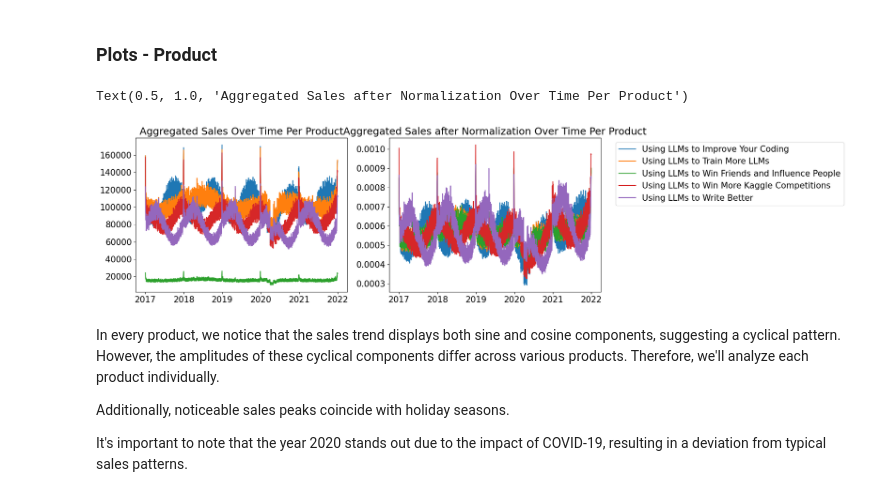
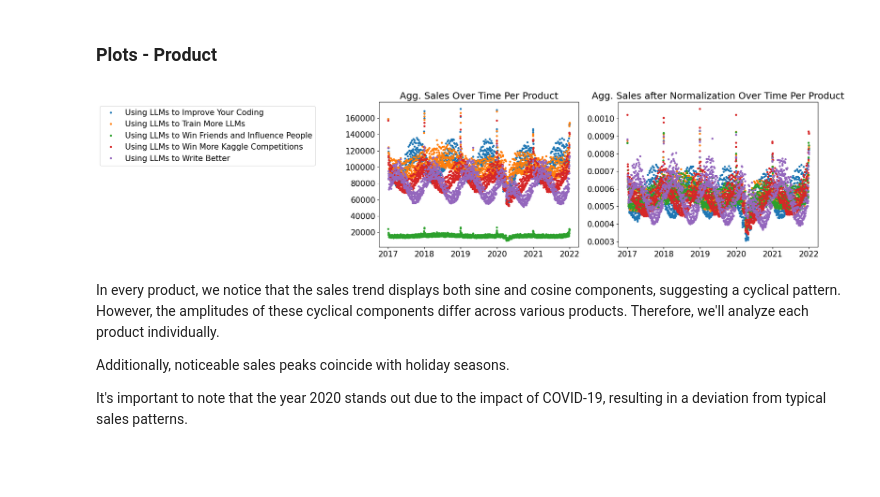
Before and after one commit to philippmoehl/sales_forecasting, a Jupyter notebook: notebooks/explore.ipynb, the cells around one changed output. Cells and saved outputs as stored; diff of their text form; code cells hidden in the pictures; blank space fills up the shorter version.

```diff
--- a/notebooks/explore.ipynb
+++ b/notebooks/explore.ipynb
@@ -57,14 +61,8 @@ Unique entires in product:
 # %%
 # Creating variables for analysis
 analysis = train.drop(columns='id')
-# date column is separated for each element
-analysis['date'] = pd.to_datetime(analysis['date'])
-analysis['day'] = analysis['date'].dt.day
-analysis['week'] = analysis['date'].dt.dayofweek
-analysis['month'] = analysis['date'].dt.month
-analysis['year'] = analysis['date'].dt.year
-analysis['day_of_year'] = analysis['date'].dt.dayofyear
-analysis['time_no'] = (
-    analysis['date'] - dt.datetime(2017, 1, 1)) // dt.timedelta(days=1)
-analysis.loc[analysis['date'] > dt.datetime(2020, 2, 29), 'time_no'] -= 1
-date_columns = ['date', 'day', 'week', 'month', 'year', 'time_no']
+print(f"before: {analysis.columns}\n")
+
+# create more features based on the date column
+analysis, date_columns = expand_time(analysis)
+print(f"after: {analysis.columns}")
@@ -204,28 +162,30 @@ It's evident that normalizing by GDP aligns the sales distribution for each coun
 # %%
 # ----product----
 
 fig, axs = plt.subplots(1, 2, figsize=(15, 5))
 
-grouped_data = analysis.groupby(['date', 'country','product'])['num_sold'].sum().reset_index()
-grouped_data['rel_gdp'] = grouped_data .apply(lambda s: rel_gdp_df.loc[s.country, s.date.year], axis=1)
-grouped_data['num_sold'] = grouped_data['num_sold']/grouped_data['rel_gdp']
-grouped_data = grouped_data.groupby(['date','product'])['num_sold'].sum().reset_index()
-for product in unique_values['product']:
-    product_data = grouped_data[grouped_data['product'] == product]
-    axs[0].plot(product_data['date'], product_data['num_sold'],label=product)
-#axs[0].legend()
-axs[0].set_title('Aggregated Sales Over Time Per Product')
+grouped_data_gdp = analysis.groupby(
+    ['date', 'country','product'])['num_sold'].sum().reset_index()
+grouped_data_gdp['rel_gdp'] = grouped_data_gdp .apply(
+    lambda s: rel_gdp_df.loc[s.country, s.date.year], axis=1)
+grouped_data_gdp['num_sold'] = grouped_data_gdp['num_sold']/grouped_data_gdp['rel_gdp']
+
+grouped_data_product = grouped_data_gdp.groupby(
+    ['date','product'])['num_sold'].sum().reset_index()
+
+plot_data(axs, grouped_data_product, "product")
 
 
-grouped_data = analysis.groupby(['date', 'product'])['num_sold'].sum().reset_index()
-for product in unique_values['product']:
-    product_data = grouped_data[grouped_data['product'] == product]
-    axs[1].plot(product_data['date'], product_data['num_sold']/product_data['num_sold'].sum(),label=product)
-axs[1].legend(bbox_to_anchor=(1.05, 1), loc='upper left')
-axs[1].set_title('Aggregated Sales after Normalization Over Time Per Product')
+axs[0].set_title('Agg. Sales Over Time Per Product')
+axs[1].set_title('Agg. Sales after Normalization Over Time Per Product')
+
+axs[0].get_legend().remove()
+axs[1].legend(bbox_to_anchor=(-1.5, 1), loc='upper right')
+
+plt.tight_layout()
+plt.show()
 # %% [output]
-Text(0.5, 1.0, 'Aggregated Sales after Normalization Over Time Per Product')
-[figure, old version]
+[figure, new version]
 # %% [markdown]
 In every product, we notice that the sales trend displays both sine and cosine components, suggesting a cyclical pattern. However, the amplitudes of these cyclical components differ across various products. Therefore, we'll analyze each product individually.
 
```
Also changed, not shown: parts of 7 cells of this notebook, 1 other file.
